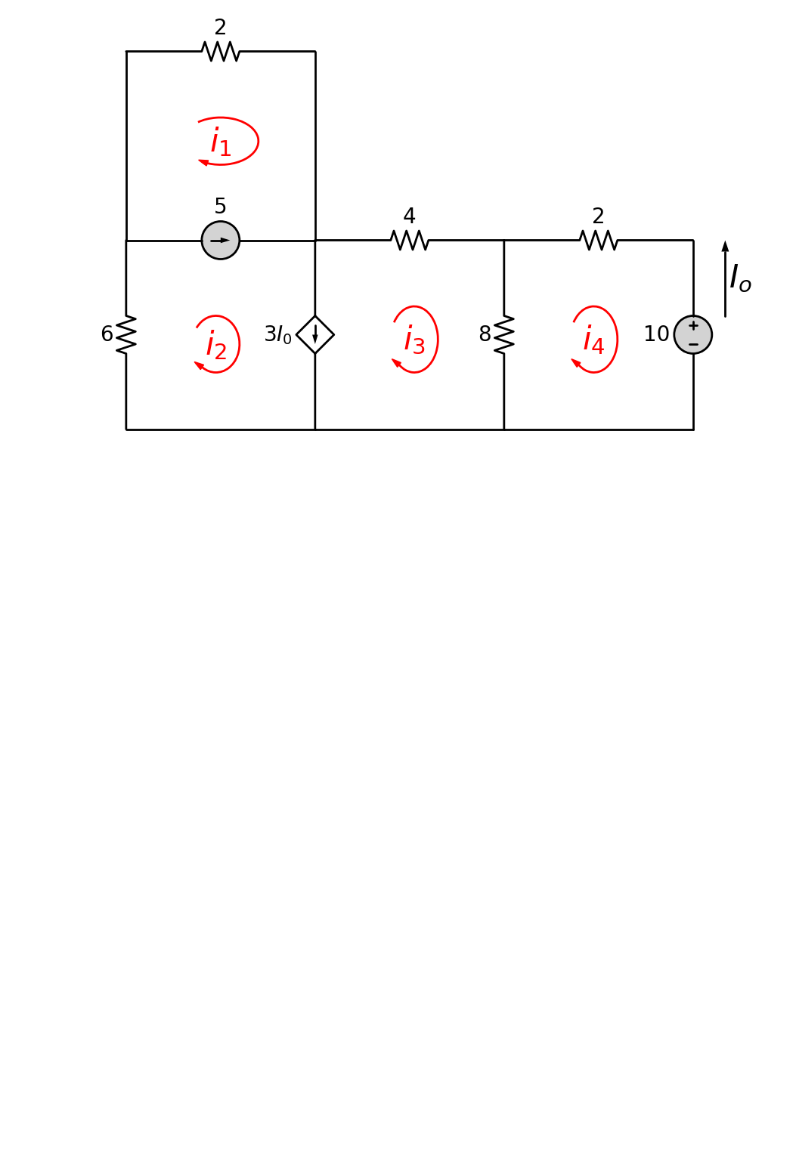
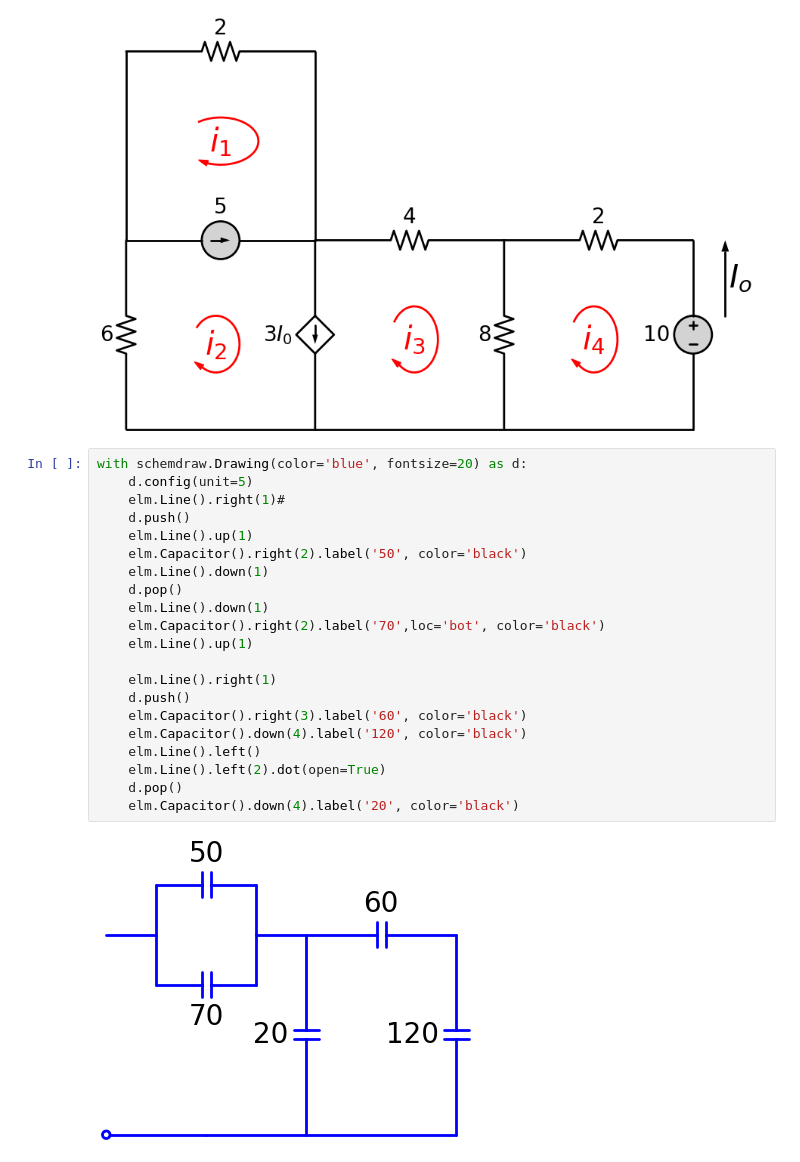
Before and after one commit to funmv/course_electricity, a Jupyter notebook: SchemDraw.ipynb, the cells around one changed output. Cells and saved outputs as stored; diff of their text form; blank space fills up the shorter version.

```diff
--- a/SchemDraw.ipynb
+++ b/SchemDraw.ipynb
@@ -432,3 +432,26 @@ with schemdraw.Drawing(fontsize=20) as d:
     elm.CurrentLabel().up().label('$I_o$',loc='bottom', fontsize=30)
 # %% [output]
 [figure]
+# %%
+with schemdraw.Drawing(color='blue', fontsize=20) as d:
+    d.config(unit=5)
+    elm.Line().right(1)#
+    d.push()
+    elm.Line().up(1)
+    elm.Capacitor().right(2).label('50', color='black')
+    elm.Line().down(1)
+    d.pop()
+    elm.Line().down(1)
+    elm.Capacitor().right(2).label('70',loc='bot', color='black')
+    elm.Line().up(1)
+
+    elm.Line().right(1)
+    d.push()
+    elm.Capacitor().right(3).label('60', color='black')
+    elm.Capacitor().down(4).label('120', color='black')
+    elm.Line().left()
+    elm.Line().left(2).dot(open=True)
+    d.pop()
+    elm.Capacitor().down(4).label('20', color='black')
+# %% [output]
+[figure, added]
```
Also changed, not shown: parts of 11 cells of this notebook.
